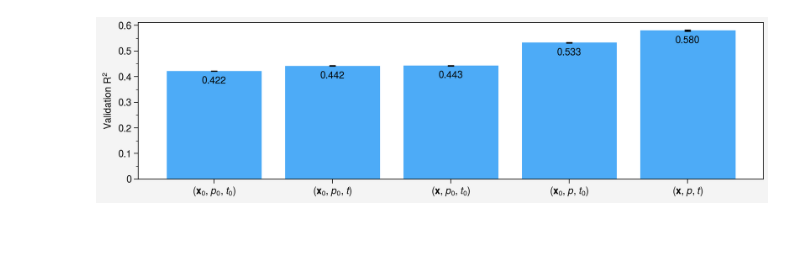
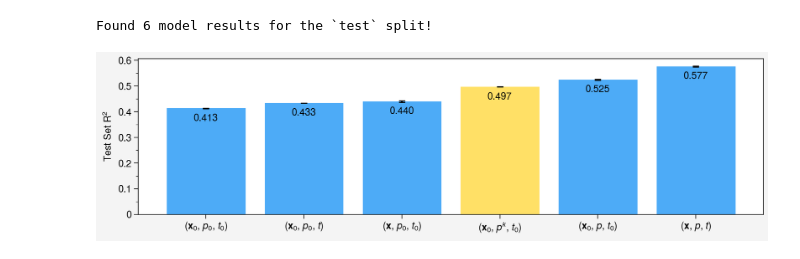
Before and after one commit to savannahferretti/monsoon-kernels, a Jupyter notebook: notebooks/bars.ipynb, the cells around one changed output. Drawn from its saved outputs; the diff is of its cells as text; code cells hidden in the pictures; blank space fills up the shorter version.

Commit message:
Plotting updates

```diff
--- a/notebooks/bars.ipynb
+++ b/notebooks/bars.ipynb
@@ -45,7 +45,11 @@ for model in MODELS:
         r2std  = 0.0
     color  = ('yellow3' if ('kernel' in name and 'nonparametric' in name)
               else 'red4' if ('kernel' in name) else 'blue4')
-    barsdict.append((name,description,r2mean,r2std,color))
+    barsdict.append((name,desc,r2mean,r2std,color))
+
+print(f'Found {len(barsdict)} model results for the `test` split!')
+# %% [output]
+Found 6 model results for the `test` split!
 # %%
 barsdict.sort(key=lambda x:x[2])
 labels = [item[1] for item in barsdict]
@@ -54,11 +58,11 @@ stds   = [item[3] for item in barsdict]
 colors = [item[4] for item in barsdict]
 # %%
 fig,ax = pplt.subplots(refwidth=8,refheight=2)
-ax.format(ylabel='Validation R$^2$',yticks=0.1,yminorticks=0.05,grid=False)
+ax.format(ylabel='Test Set R$^2$',yticks=0.1,yminorticks=0.05,grid=False)
 bars = ax.bar(labels,means,yerr=stds,color=colors,capsize=3)
 for bar,mean,std in zip(bars,means,stds):
     ax.text(bar.get_x()+bar.get_width()/2,bar.get_height()-0.02,f'{mean:.3f}',ha='center',va='top')
 pplt.show()
 fig.save('../figs/bars.png')
 # %% [output]
-[figure, old version]
+[figure, new version]
```
Also changed, not shown: 4 other files.
